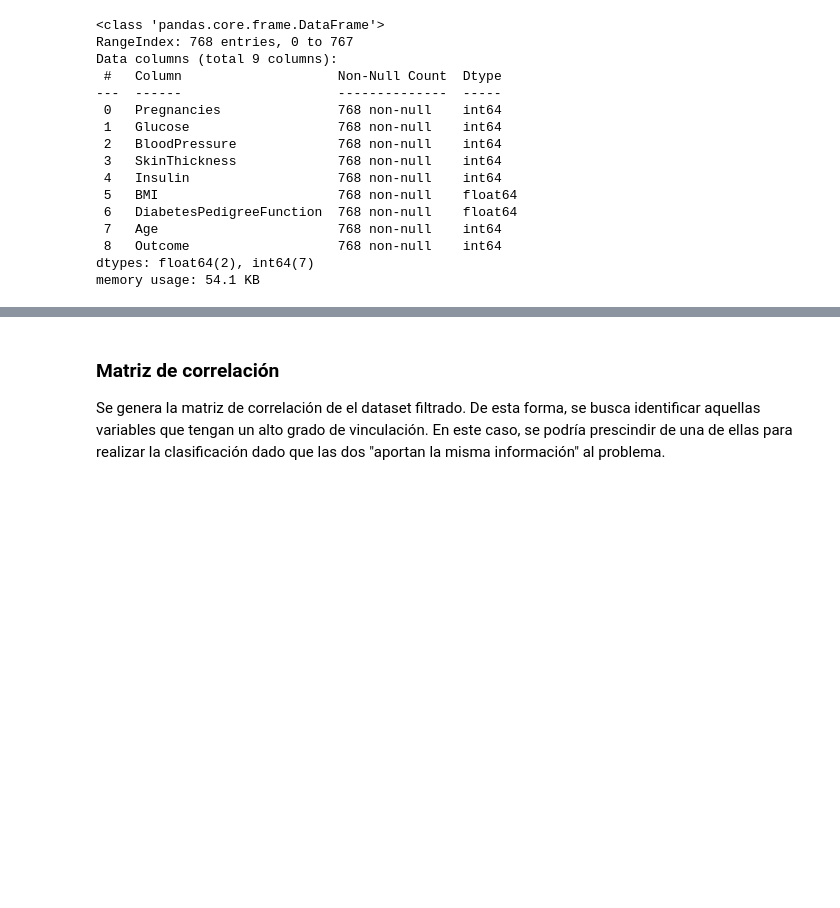
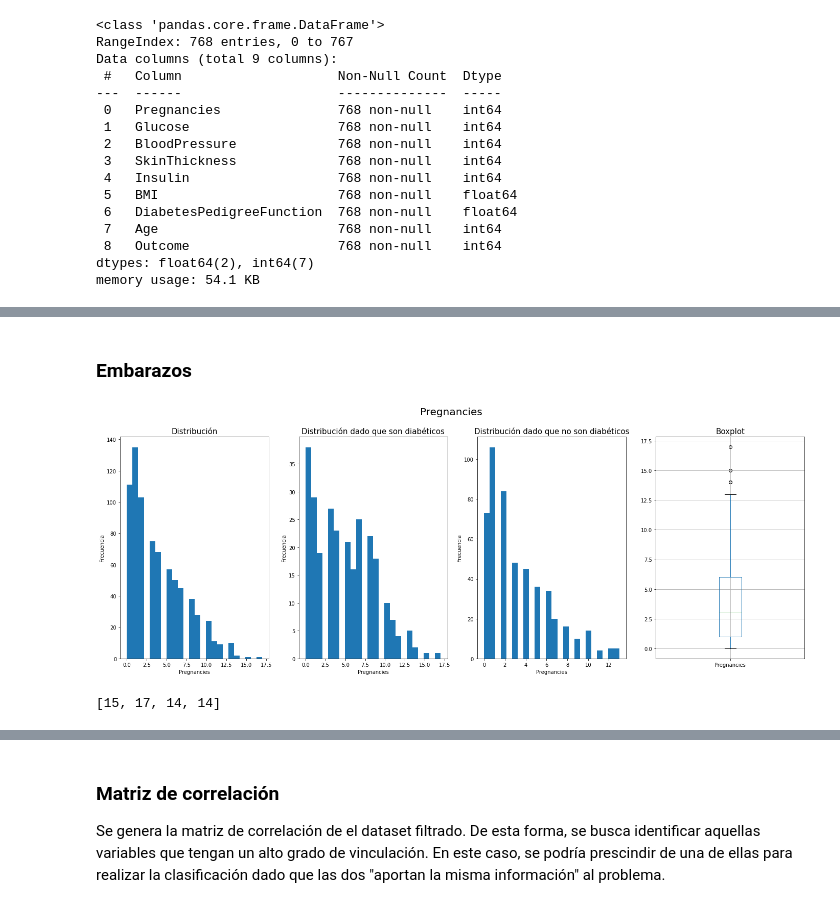
Before and after one commit to Kammann123/nn-tp1, a Jupyter notebook: notebooks/tp1-ej2.ipynb, the cells around one changed output, grey strips where cells are left out. Drawn from its saved outputs; the diff is of its cells as text; code cells hidden in the pictures; blank space fills up the shorter version.

```diff
--- a/notebooks/tp1-ej2.ipynb
+++ b/notebooks/tp1-ej2.ipynb
@@ -757,0 +174,11 @@ x = axs[1].set_title('Diabetes Positive')
+# %% [markdown]
+### Embarazos
+# %%
+analyze_variable(df, 'Pregnancies')
+# %% [output]
+[figure, added]
+# %%
+outliers= get_outliers(df, 'Pregnancies')
+print(outliers)
+# %% [output]
+[15, 17, 14, 14]
```
Also changed, not shown: parts of 115 cells of this notebook, 3 other files.
